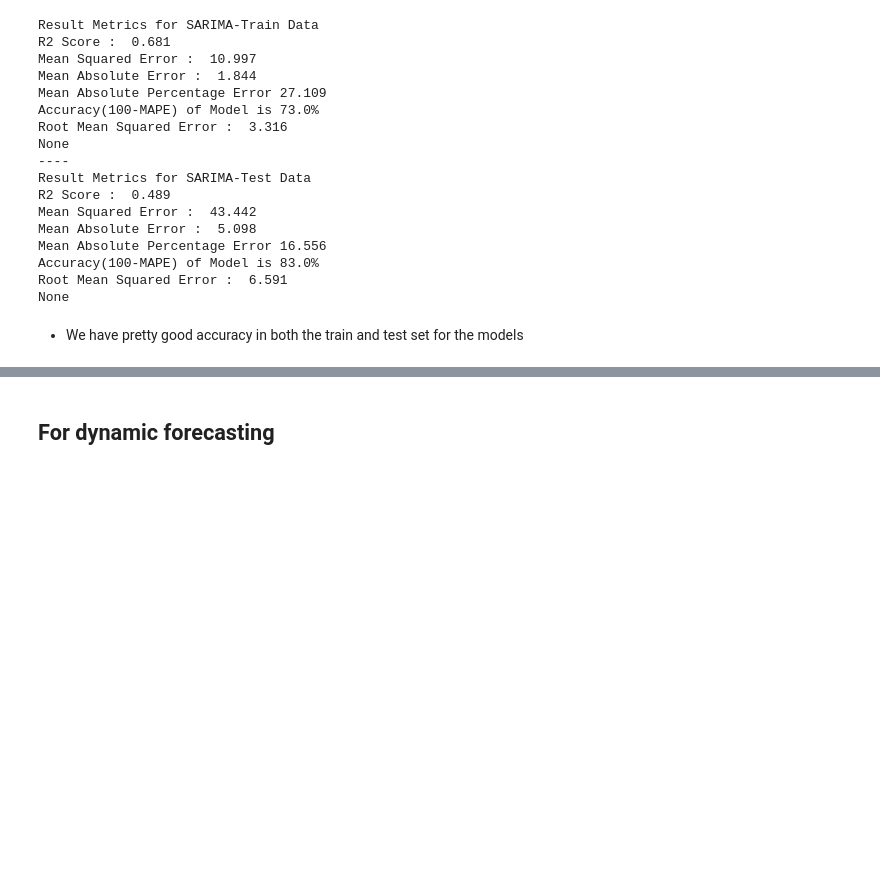
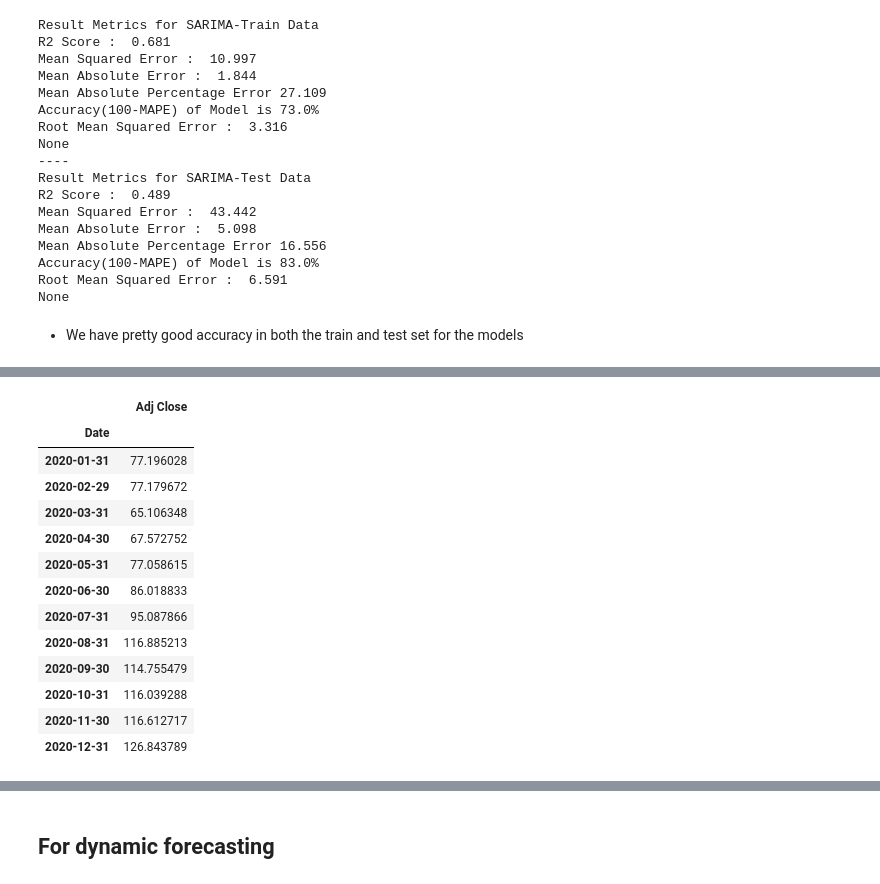
Before and after one commit to RipPhillip/Time-Series-Analysis, a Jupyter notebook: Apple.ipynb, the cells around one changed output, grey strips where cells are left out. Saved outputs shown, nothing was run; the diff lists cells and outputs as text; code cells hidden in the pictures; blank space fills up the shorter version.

```diff
--- a/Apple.ipynb
+++ b/Apple.ipynb
@@ -588,3 +545,20 @@ SARIMAX Results
 | Prob(H) (two-sided): | 0.23 | Kurtosis: | 2.72 |
 Warnings:
 [1] Covariance matrix calculated using the outer product of gradients (complex-step).
+# %%
+y['2020']
+# %% [output]
+|  | Adj Close |
+| Date |  |
+| 2020-01-31 | 77.196028 |
+| 2020-02-29 | 77.179672 |
+| 2020-03-31 | 65.106348 |
+| 2020-04-30 | 67.572752 |
+| 2020-05-31 | 77.058615 |
+| 2020-06-30 | 86.018833 |
+| 2020-07-31 | 95.087866 |
+| 2020-08-31 | 116.885213 |
+| 2020-09-30 | 114.755479 |
+| 2020-10-31 | 116.039288 |
+| 2020-11-30 | 116.612717 |
+| 2020-12-31 | 126.843789 |
```
Also changed, not shown: parts of 16 cells of this notebook, 7 other files.
